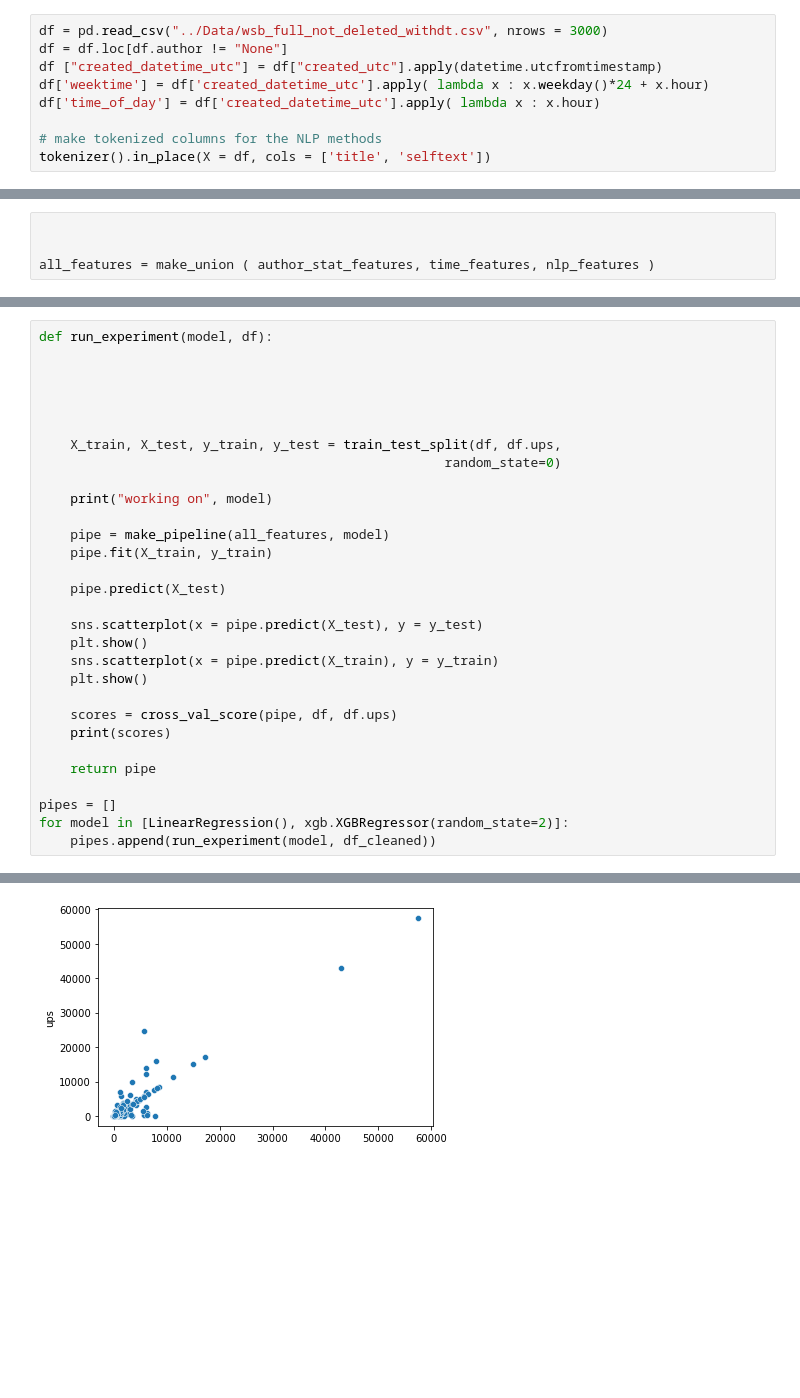
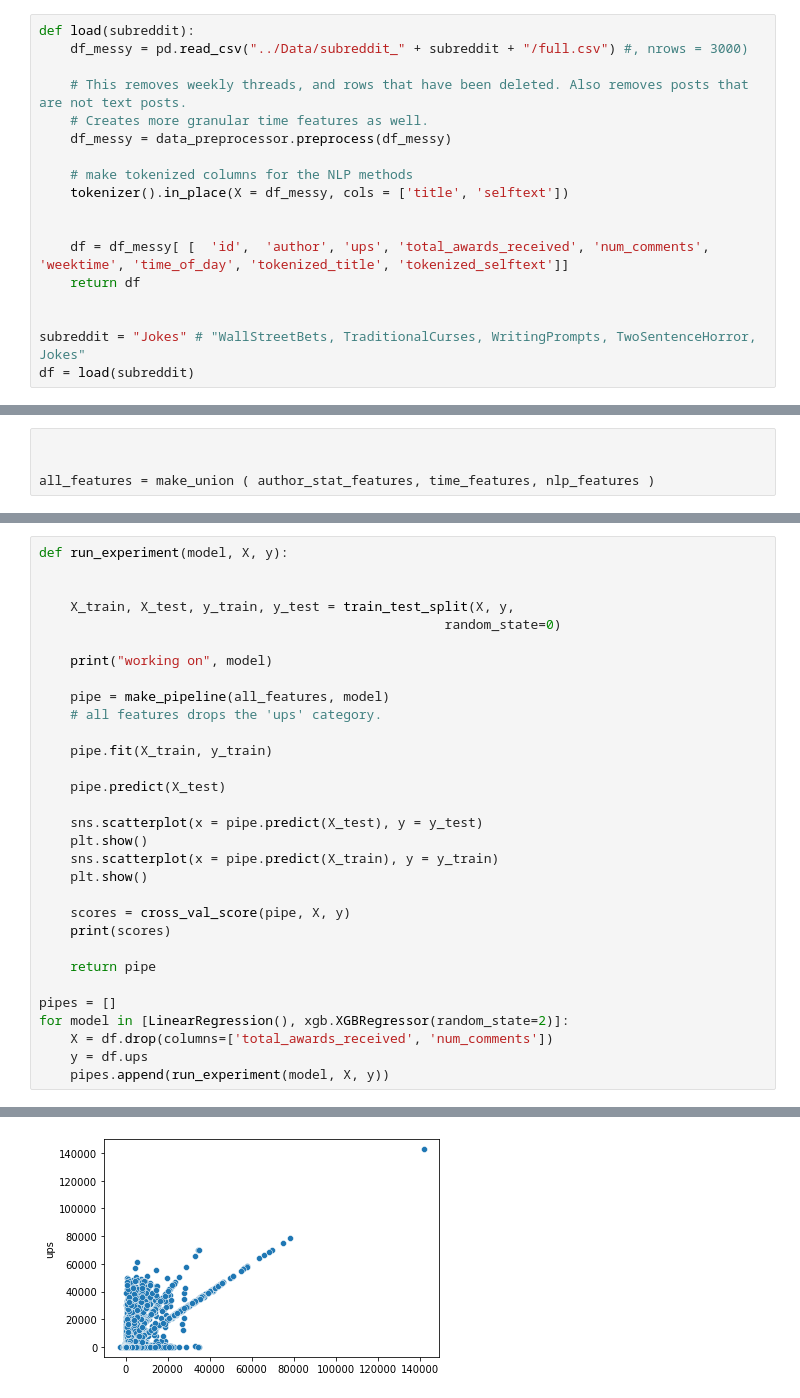
Before and after one commit to ElleNajt/ErdosInstitute-SIG_Project, a Jupyter notebook: Regression/all_features.ipynb, the cells around one changed output, grey strips where cells are left out. Saved outputs shown, nothing was run; the diff lists cells and outputs as text; blank space fills up the shorter version.

```diff
--- a/Regression/all_features.ipynb
+++ b/Regression/all_features.ipynb
@@ -34,9 +35,18 @@ import seaborn as sns
 # %%
-df = pd.read_csv("../Data/wsb_full_not_deleted_withdt.csv", nrows = 3000)
-df = df.loc[df.author != "None"]
-df ["created_datetime_utc"] = df["created_utc"].apply(datetime.utcfromtimestamp)
-df['weektime'] = df['created_datetime_utc'].apply( lambda x : x.weekday()*24 + x.hour)
-df['time_of_day'] = df['created_datetime_utc'].apply( lambda x : x.hour)
+def load(subreddit):
+    df_messy = pd.read_csv("../Data/subreddit_" + subreddit + "/full.csv") #, nrows = 3000)
 
-# make tokenized columns for the NLP methods
-tokenizer().in_place(X = df, cols = ['title', 'selftext'])
+    # This removes weekly threads, and rows that have been deleted. Also removes posts that are not text posts.
+    # Creates more granular time features as well.
+    df_messy = data_preprocessor.preprocess(df_messy)
+
+    # make tokenized columns for the NLP methods
+    tokenizer().in_place(X = df_messy, cols = ['title', 'selftext'])
+
+
+    df = df_messy[ [  'id',  'author', 'ups', 'total_awards_received', 'num_comments', 'weektime', 'time_of_day', 'tokenized_title', 'tokenized_selftext']]
+    return df
+
+
+subreddit = "Jokes" # "WallStreetBets, TraditionalCurses, WritingPrompts, TwoSentenceHorror, Jokes"
+df = load(subreddit)
@@ -94,16 +109,15 @@ Comments: xgboost overfits, linear regression underfits.
 # %%
-def run_experiment(model, df):
+def run_experiment(model, X, y):
 
 
-
-
-
-    X_train, X_test, y_train, y_test = train_test_split(df, df.ups,
+    X_train, X_test, y_train, y_test = train_test_split(X, y,
                                                     random_state=0)
 
     print("working on", model)
 
     pipe = make_pipeline(all_features, model)
+    # all features drops the 'ups' category.
+
     pipe.fit(X_train, y_train)
 
     pipe.predict(X_test)
@@ -113,13 +127,15 @@ def run_experiment(model, df):
     sns.scatterplot(x = pipe.predict(X_train), y = y_train)
     plt.show()
 
-    scores = cross_val_score(pipe, df, df.ups)
+    scores = cross_val_score(pipe, X, y)
     print(scores)
 
     return pipe
 
 pipes = []
 for model in [LinearRegression(), xgb.XGBRegressor(random_state=2)]:
-    pipes.append(run_experiment(model, df_cleaned))
+    X = df.drop(columns=['total_awards_received', 'num_comments'])
+    y = df.ups
+    pipes.append(run_experiment(model, X, y))
 # %% [output]
 working on LinearRegression()
@@ -127 +143 @@ working on LinearRegression()
-[figure, old version]
+[figure, new version]
```
Also changed, not shown: parts of 14 cells of this notebook, 5 other files.
